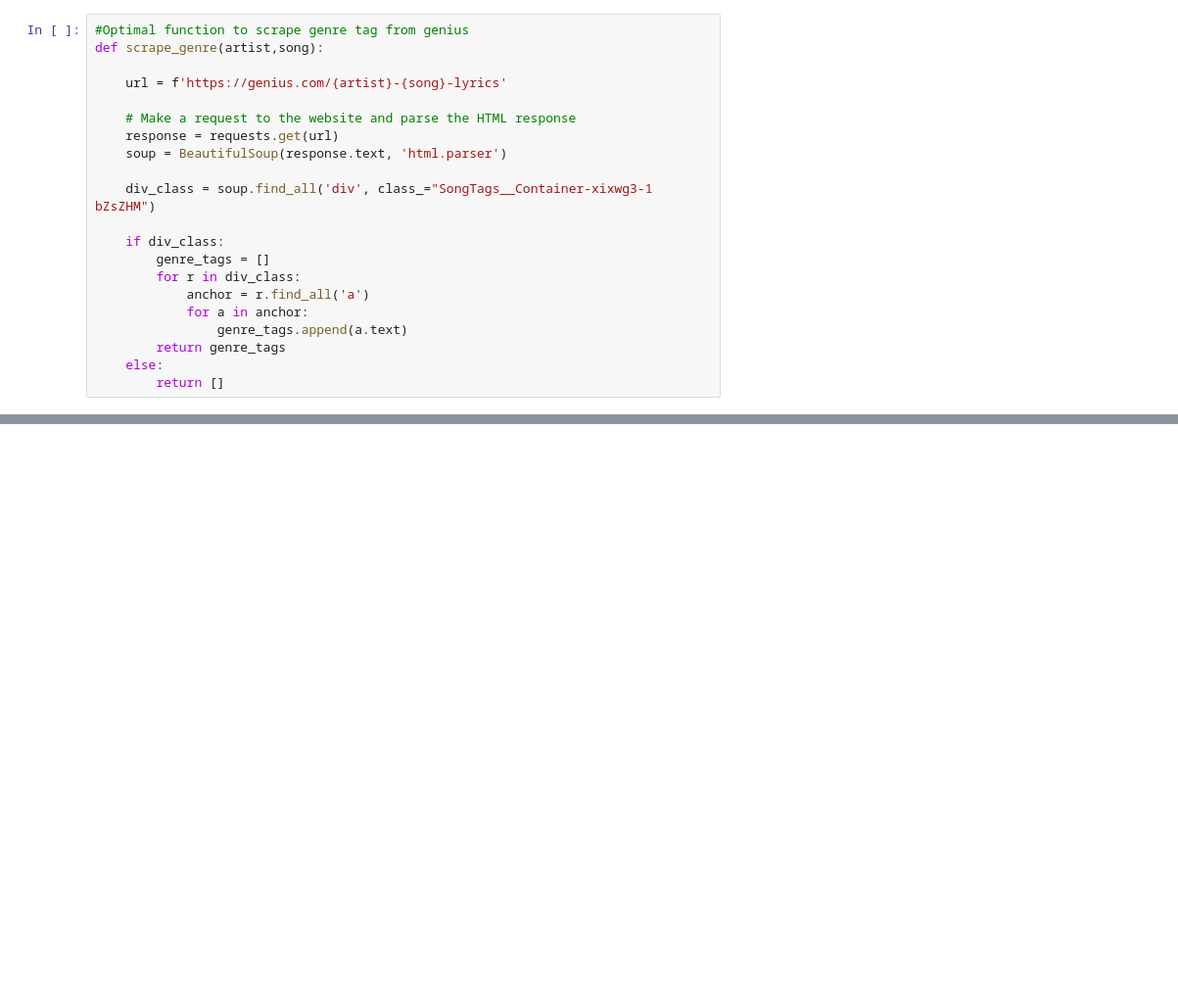
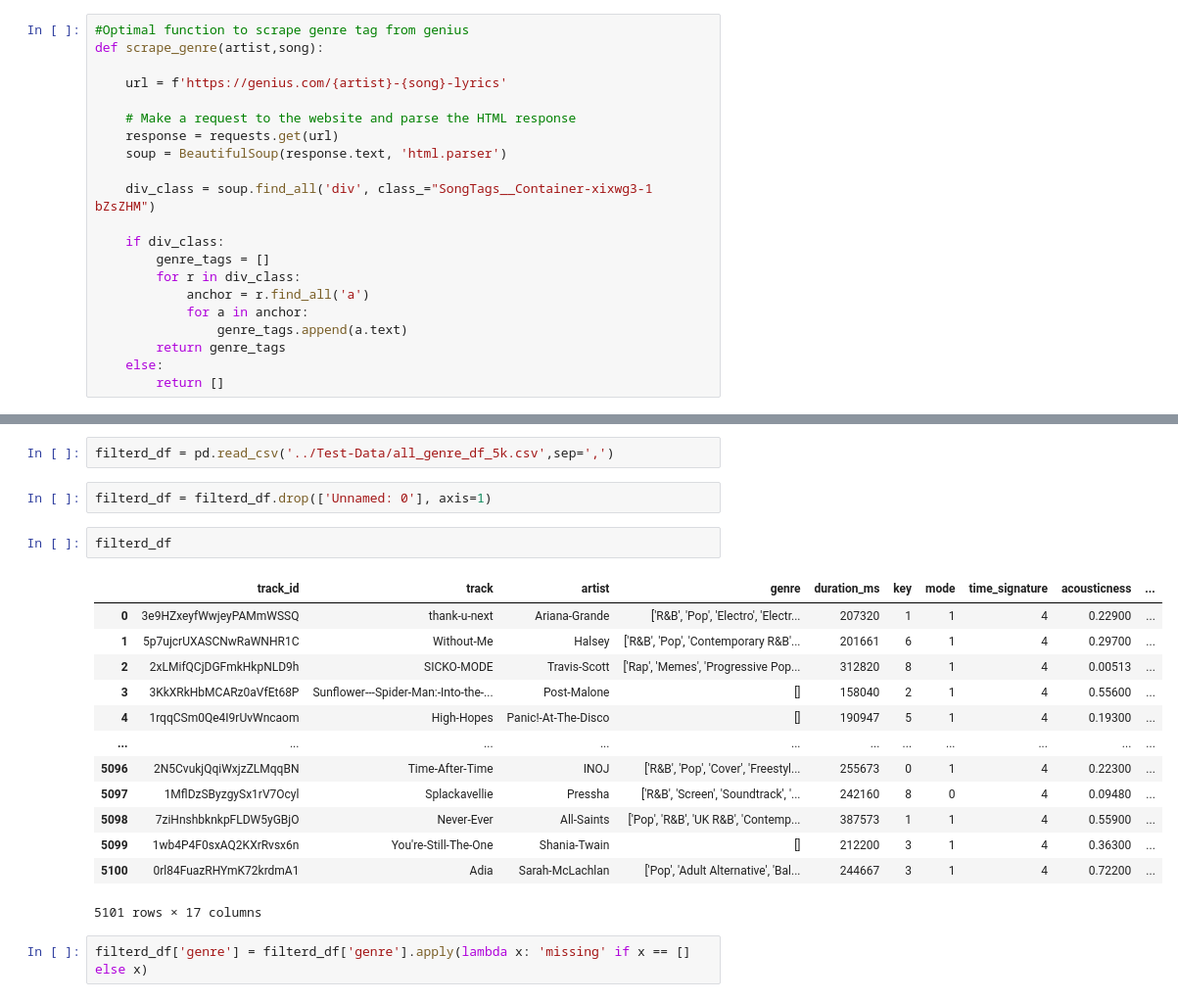
Before and after one commit to jeugenio103/Project-4, a Jupyter notebook: Lyric and Genre Data Collection/all_artist_scrape.ipynb, the cells around one changed output, grey strips where cells are left out. Shown: that part at 98% size. Drawn from its saved outputs; the diff is of its cells as text; blank space fills up the shorter version.

```diff
--- a/Lyric and Genre Data Collection/all_artist_scrape.ipynb
+++ b/Lyric and Genre Data Collection/all_artist_scrape.ipynb
@@ -206,0 +273,22 @@ df1
+# %%
+filterd_df = pd.read_csv('../Test-Data/all_genre_df_5k.csv',sep=',')
+# %%
+filterd_df = filterd_df.drop(['Unnamed: 0'], axis=1)
+# %%
+filterd_df
+# %% [output]
+|  | track_id | track | artist | genre | duration_ms | key | mode | time_signature | acousticness | ... |
+| 0 | 3e9HZxeyfWwjeyPAMmWSSQ | thank-u-next | Ariana-Grande | ['R&B', 'Pop', 'Electro', 'Electr... | 207320 | 1 | 1 | 4 | 0.22900 | ... |
+| 1 | 5p7ujcrUXASCNwRaWNHR1C | Without-Me | Halsey | ['R&B', 'Pop', 'Contemporary R&B'... | 201661 | 6 | 1 | 4 | 0.29700 | ... |
+| 2 | 2xLMifQCjDGFmkHkpNLD9h | SICKO-MODE | Travis-Scott | ['Rap', 'Memes', 'Progressive Pop... | 312820 | 8 | 1 | 4 | 0.00513 | ... |
+| 3 | 3KkXRkHbMCARz0aVfEt68P | Sunflower---Spider-Man:-Into-the-... | Post-Malone | [] | 158040 | 2 | 1 | 4 | 0.55600 | ... |
+| 4 | 1rqqCSm0Qe4I9rUvWncaom | High-Hopes | Panic!-At-The-Disco | [] | 190947 | 5 | 1 | 4 | 0.19300 | ... |
+| ... | ... | ... | ... | ... | ... | ... | ... | ... | ... | ... |
+| 5096 | 2N5CvukjQqiWxjzZLMqqBN | Time-After-Time | INOJ | ['R&B', 'Pop', 'Cover', 'Freestyl... | 255673 | 0 | 1 | 4 | 0.22300 | ... |
+| 5097 | 1MflDzSByzgySx1rV7Ocyl | Splackavellie | Pressha | ['R&B', 'Screen', 'Soundtrack', '... | 242160 | 8 | 0 | 4 | 0.09480 | ... |
+| 5098 | 7ziHnshbknkpFLDW5yGBjO | Never-Ever | All-Saints | ['Pop', 'R&B', 'UK R&B', 'Contemp... | 387573 | 1 | 1 | 4 | 0.55900 | ... |
+| 5099 | 1wb4P4F0sxAQ2KXrRvsx6n | You're-Still-The-One | Shania-Twain | [] | 212200 | 3 | 1 | 4 | 0.36300 | ... |
+| 5100 | 0rl84FuazRHYmK72krdmA1 | Adia | Sarah-McLachlan | ['Pop', 'Adult Alternative', 'Bal... | 244667 | 3 | 1 | 4 | 0.72200 | ... |
+5101 rows × 17 columns
+# %%
+filterd_df['genre'] = filterd_df['genre'].apply(lambda x: 'missing' if x == [] else x)
```
Also changed, not shown: parts of 7 cells of this notebook, 5 other files.
